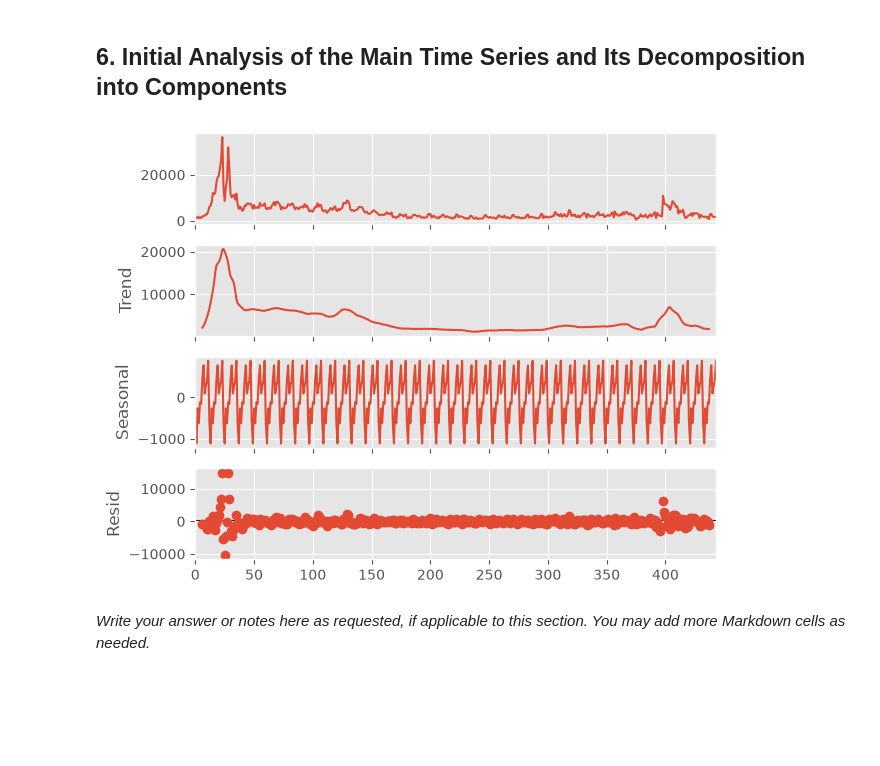
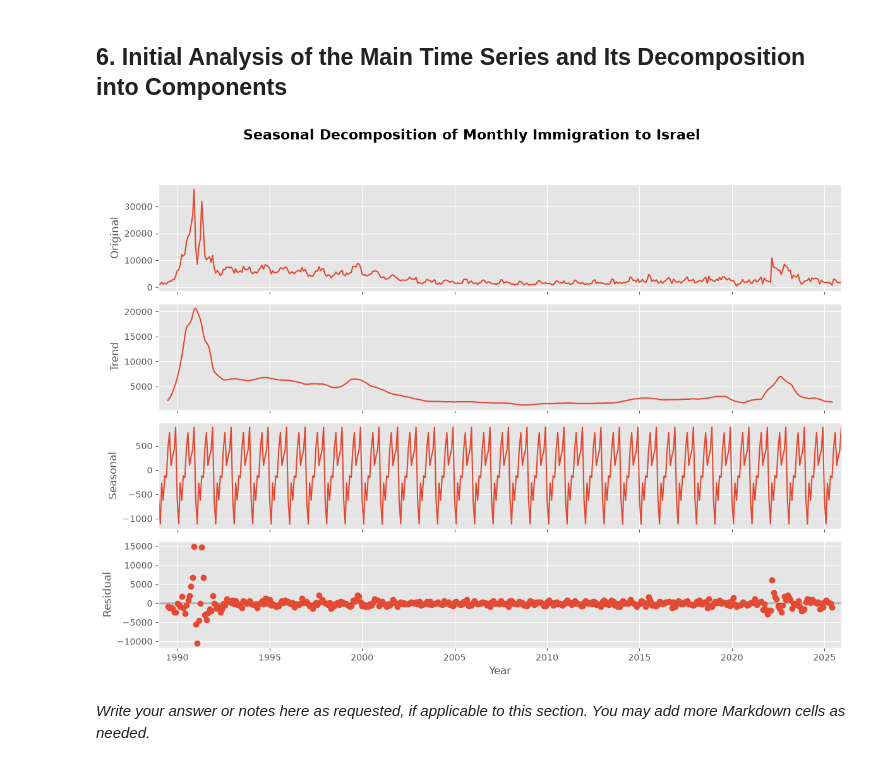
Before and after one commit to davidlvt6992/Time-Series-Analysis, a Jupyter notebook: notebooks/eng_template_project1_id1_id2.ipynb, the cells around one changed output. Drawn from its saved outputs; the diff is of its cells as text; code cells hidden in the pictures; blank space fills up the shorter version.

```diff
--- a/notebooks/eng_template_project1_id1_id2.ipynb
+++ b/notebooks/eng_template_project1_id1_id2.ipynb
@@ -227,11 +226,27 @@ final_df
 # %%
 monthly = 12
 
-result = seasonal_decompose(olim, model="additive", period=monthly)
+olim_ts = pd.Series(pd.to_numeric(olim, errors="raise").to_numpy(), index=pd.date_range(start="1989-01-01", periods=len(olim), freq="MS"))
 
-result.plot()
-plt.show()
+result = seasonal_decompose(olim_ts, model="additive", period=monthly)
+
+fig = result.plot()
+fig.set_size_inches(12, 9)
+
+fig.suptitle("Seasonal Decomposition of Monthly Immigration to Israel", fontsize=16, fontweight="bold", y=0.98)
+
+axes = fig.axes
+axes[0].set_ylabel("Original")
+axes[1].set_ylabel("Trend")
+axes[2].set_ylabel("Seasonal")
+axes[3].set_ylabel("Residual")
+axes[3].set_xlabel("Year")
+
+axes[3].xaxis.set_major_locator(mdates.YearLocator(5))
+axes[3].xaxis.set_major_formatter(mdates.DateFormatter("%Y"))
+
+fig.tight_layout(rect=[0, 0, 1, 0.94])
 # %% [output]
-[figure, old version]
+[figure, new version]
 # %% [markdown]
 *Write your answer or notes here as requested, if applicable to this section. You may add more Markdown cells as needed.*
```
Also changed, not shown: parts of 7 cells of this notebook.
